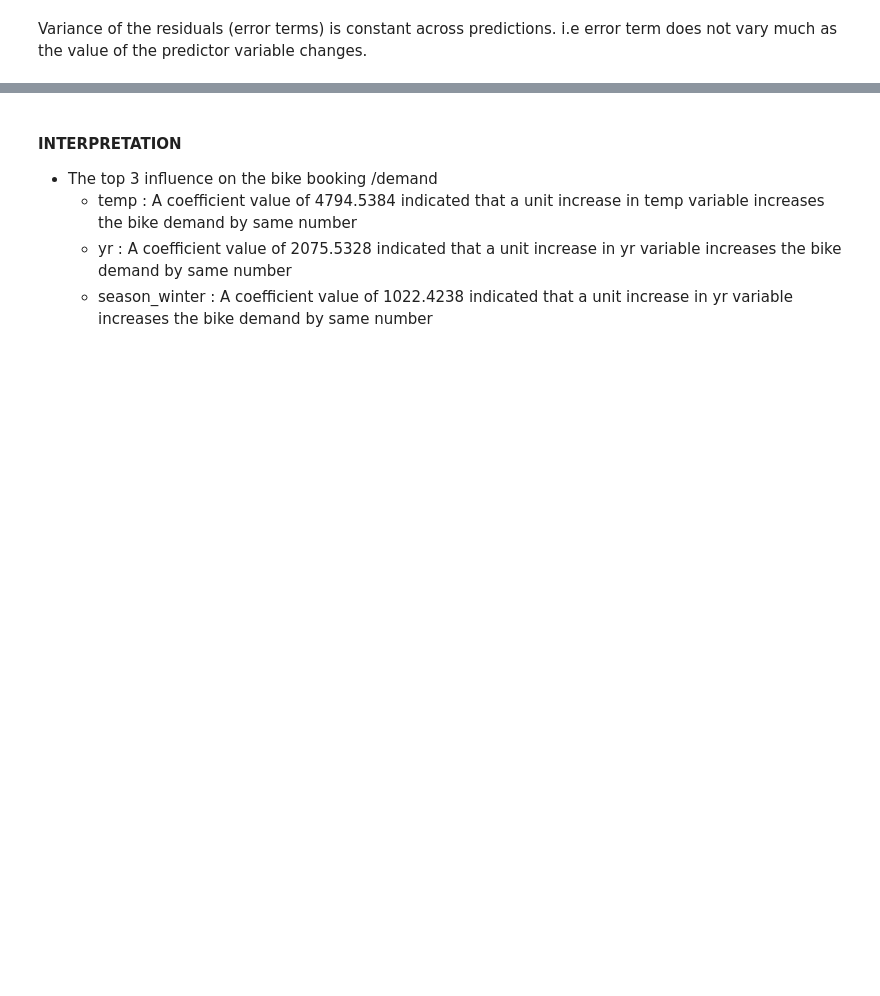
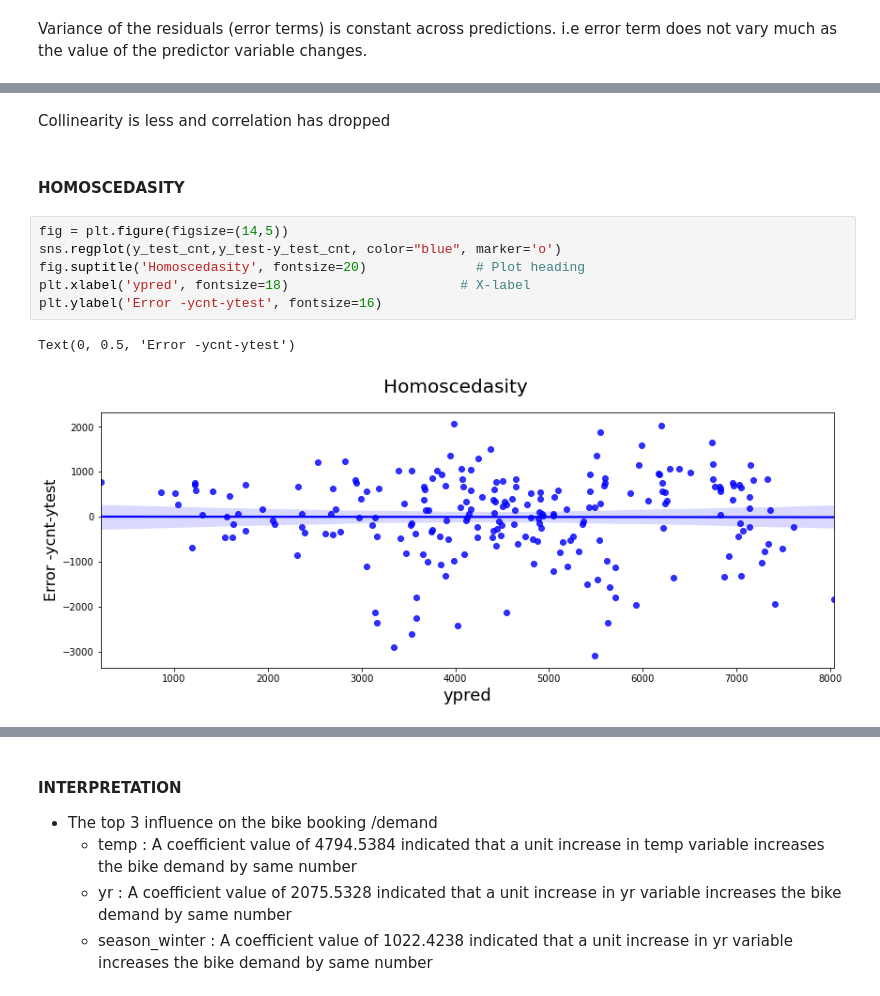
Before and after one commit to vaidehiu/Bikesharing-Vaidehi, a Jupyter notebook: Bikesharing-vaidehi.ipynb, the cells around one changed output, grey strips where cells are left out. Saved outputs shown, nothing was run; the diff lists cells and outputs as text; blank space fills up the shorter version.

```diff
--- a/Bikesharing-vaidehi.ipynb
+++ b/Bikesharing-vaidehi.ipynb
@@ -943,0 +858,13 @@ The is linear relationship between dependent variable (cnt) to all model selecte
+# %% [markdown]
+Collinearity is less and correlation  has dropped
+# %% [markdown]
+####  HOMOSCEDASITY
+# %%
+fig = plt.figure(figsize=(14,5))
+sns.regplot(y_test_cnt,y_test-y_test_cnt, color="blue", marker='o')
+fig.suptitle('Homoscedasity', fontsize=20)              # Plot heading
+plt.xlabel('ypred', fontsize=18)                      # X-label
+plt.ylabel('Error -ycnt-ytest', fontsize=16)
+# %% [output]
+Text(0, 0.5, 'Error -ycnt-ytest')
+[figure, added]
```
Also changed, not shown: parts of 41 cells of this notebook.
